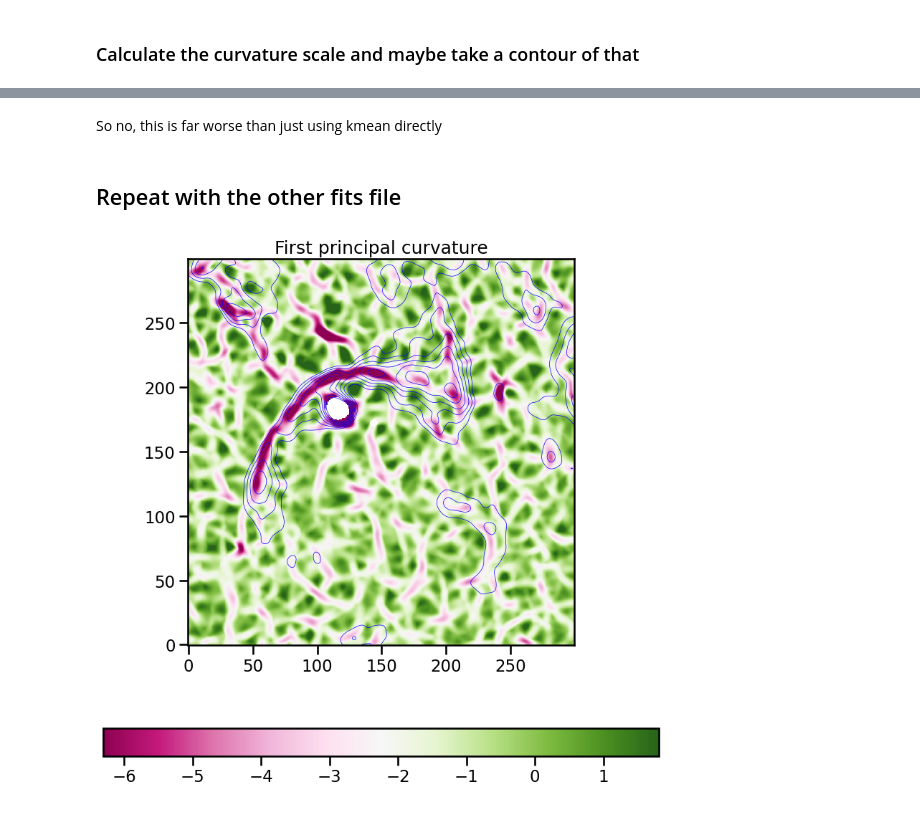
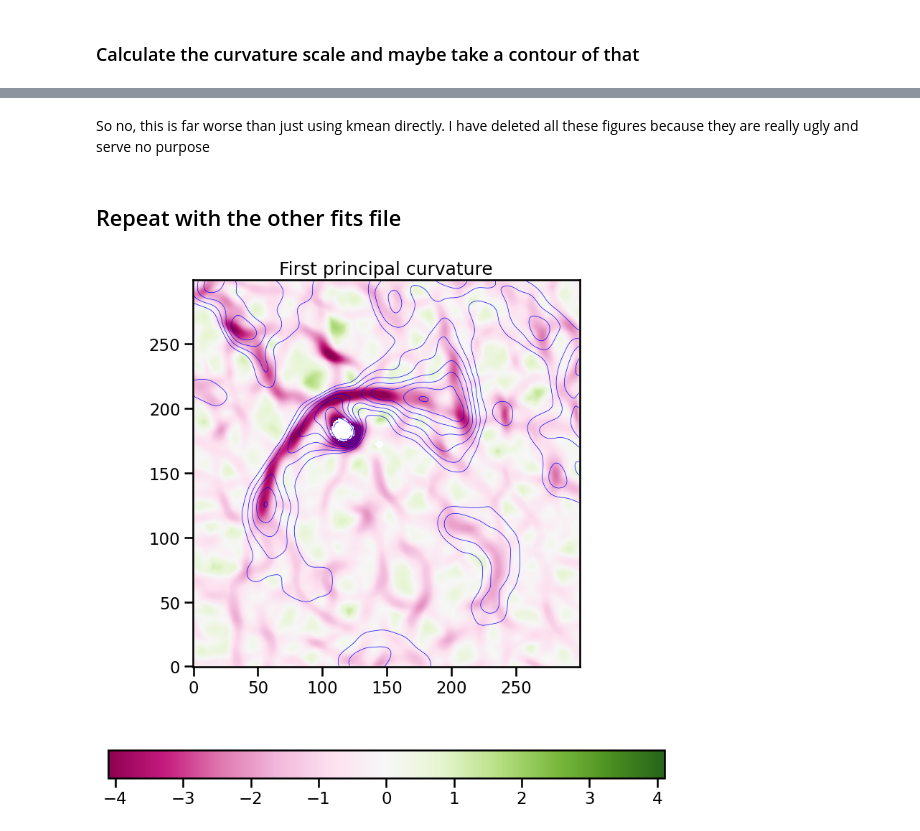
Before and after one commit to div-B-equals-0/ridge-trace, a Jupyter notebook: notebooks/design00.ipynb, the cells around one changed output, grey strips where cells are left out. Drawn from its saved outputs; the diff is of its cells as text; code cells hidden in the pictures.

```diff
--- a/notebooks/design00.ipynb
+++ b/notebooks/design00.ipynb
@@ -254,5 +235,5 @@ ax.set_title("contour of scaled curvature")
 # %% [markdown]
-So no, this is far worse than just using kmean directly
+So no, this is far worse than just using kmean directly. I have deleted all these figures because they are really ugly and serve no purpose
 # %% [markdown]
 ## Repeat with the other fits file
 # %%
@@ -264,7 +245,7 @@ y1, y2 = 600, 900
 v0, d0 = 0.1, 20
 ic = ImageCurvature(
     hdu.data,
-    smooth=4,
+    smooth=6,
     sharp=50,
     max_cutoff=3.7,
     bbox=[x1, y1, x2, y2],
@@ -273,17 +254,17 @@ ic = ImageCurvature(
 # %%
 fig, ax = plt.subplots(figsize=(10, 10))
 m = np.isfinite(ic.kappa1)
 kappa_cmap = 'PiYG'
-vmin, vmax = np.percentile(ic.kappa1[m], [1, 99])
-im1 = ax.imshow(ic.kappa1, origin='lower', vmin=vmin, vmax=vmax, cmap=kappa_cmap)
+vmin, vmax = np.percentile(ic.kappa1[m], [0.5, 99.5])
+im1 = ax.imshow(ic.kappa1, origin='lower', vmin=vmin, vmax=-vmin, cmap=kappa_cmap)
 fig.colorbar(im1, ax=ax, orientation="horizontal")
-levels = 0.03 + np.arange(7) * 0.02
+levels = 0.01 + np.arange(8) * 0.02
 #levels = 0.0 + np.arange(7) * 0.15
 ax.contour(ic.image, levels=levels, colors="blue", linewidths=0.5)
 ax.set_title("First principal curvature")
 ...;
 # %% [output]
-[figure, old version]
+[figure, new version]
 # %%
 fig, ax = plt.subplots(figsize=(8, 8))
 vmin, vmax = -1, 1
```
Also changed, not shown: parts of 9 cells of this notebook.
